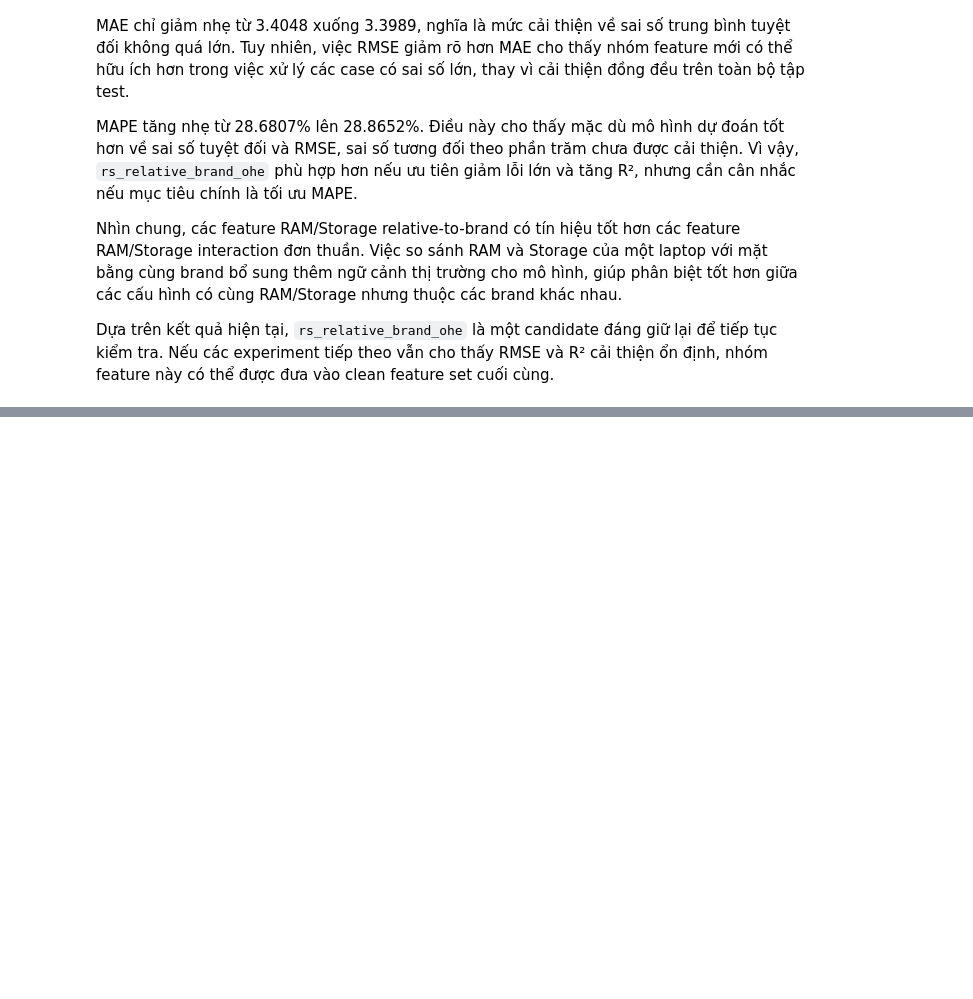
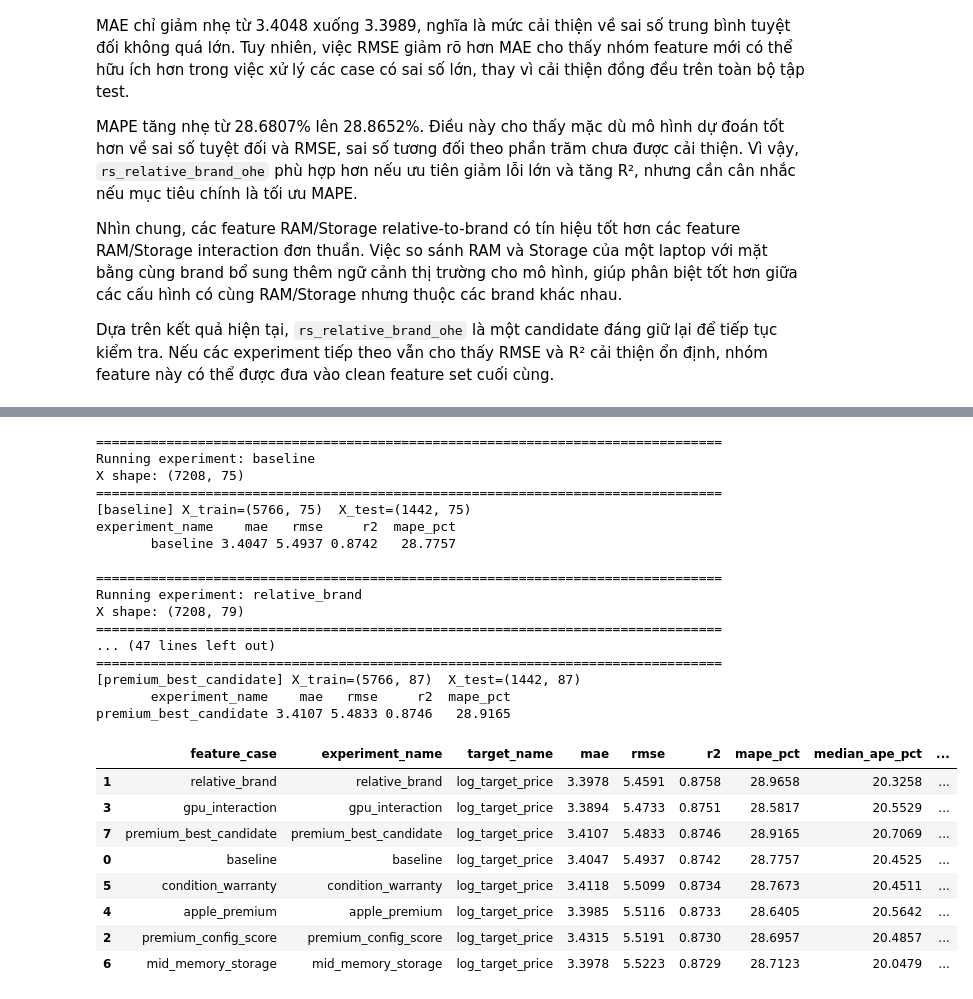
Before and after one commit to thisYui/Laptop-Price-Prediction, a Jupyter notebook: notebooks/modeling/11_feature_selection_and_ablation.ipynb, the cells around one changed output, grey strips where cells are left out. Cells and saved outputs as stored; diff of their text form; code cells hidden in the pictures; blank space fills up the shorter version.

```diff
--- a/notebooks/modeling/11_feature_selection_and_ablation.ipynb
+++ b/notebooks/modeling/11_feature_selection_and_ablation.ipynb
@@ -2561,0 +2941,75 @@ Dựa trên kết quả hiện tại, `rs_relative_brand_ohe` là một candidat
+# %%
+# ============================================================
+# 7. Run experiments
+# ============================================================
+
+premium_results = {}
+premium_metrics = []
+
+for exp_name, X_exp in feature_sets.items():
+    print("\n" + "=" * 80)
+    print(f"Running experiment: {exp_name}")
+    print("X shape:", X_exp.shape)
+    print("=" * 80)
+
+    result, metrics = run_experiment(
+        X=X_exp,
+        y_log=y_log,
+        y_price=y_price,
+        train_idx=train_idx,
+        test_idx=test_idx,
+        seg_test=seg_test,
+        experiment_name=exp_name,
+        plot=False,
+    )
+
+    premium_results[exp_name] = result
+
+    temp_metrics = metrics.copy()
+    temp_metrics["feature_case"] = exp_name
+    premium_metrics.append(temp_metrics)
+
+premium_metrics_compare = pd.concat(premium_metrics, ignore_index=True)
+
+display(
+    premium_metrics_compare[
+        [
+            "feature_case",
+            "experiment_name",
+            "target_name",
+            "mae",
+            "rmse",
+            "r2",
+            "mape_pct",
+            "median_ape_pct",
+            "n_features",
+        ]
+    ].sort_values(["target_name", "rmse"])
+)
+# %% [output]
+================================================================================
+Running experiment: baseline
+X shape: (7208, 75)
+================================================================================
+[baseline] X_train=(5766, 75)  X_test=(1442, 75)
+experiment_name    mae   rmse     r2  mape_pct
+       baseline 3.4047 5.4937 0.8742   28.7757
+
+================================================================================
+Running experiment: relative_brand
+X shape: (7208, 79)
+================================================================================
+... (47 lines left out)
+================================================================================
+[premium_best_candidate] X_train=(5766, 87)  X_test=(1442, 87)
+       experiment_name    mae   rmse     r2  mape_pct
+premium_best_candidate 3.4107 5.4833 0.8746   28.9165
+|  | feature_case | experiment_name | target_name | mae | rmse | r2 | mape_pct | median_ape_pct | ... |
+| 1 | relative_brand | relative_brand | log_target_price | 3.3978 | 5.4591 | 0.8758 | 28.9658 | 20.3258 | ... |
+| 3 | gpu_interaction | gpu_interaction | log_target_price | 3.3894 | 5.4733 | 0.8751 | 28.5817 | 20.5529 | ... |
+| 7 | premium_best_candidate | premium_best_candidate | log_target_price | 3.4107 | 5.4833 | 0.8746 | 28.9165 | 20.7069 | ... |
+| 0 | baseline | baseline | log_target_price | 3.4047 | 5.4937 | 0.8742 | 28.7757 | 20.4525 | ... |
+| 5 | condition_warranty | condition_warranty | log_target_price | 3.4118 | 5.5099 | 0.8734 | 28.7673 | 20.4511 | ... |
+| 4 | apple_premium | apple_premium | log_target_price | 3.3985 | 5.5116 | 0.8733 | 28.6405 | 20.5642 | ... |
+| 2 | premium_config_score | premium_config_score | log_target_price | 3.4315 | 5.5191 | 0.8730 | 28.6957 | 20.4857 | ... |
+| 6 | mid_memory_storage | mid_memory_storage | log_target_price | 3.3978 | 5.5223 | 0.8729 | 28.7123 | 20.0479 | ... |
```
Also changed, not shown: parts of 61 cells of this notebook, 41 other files.
